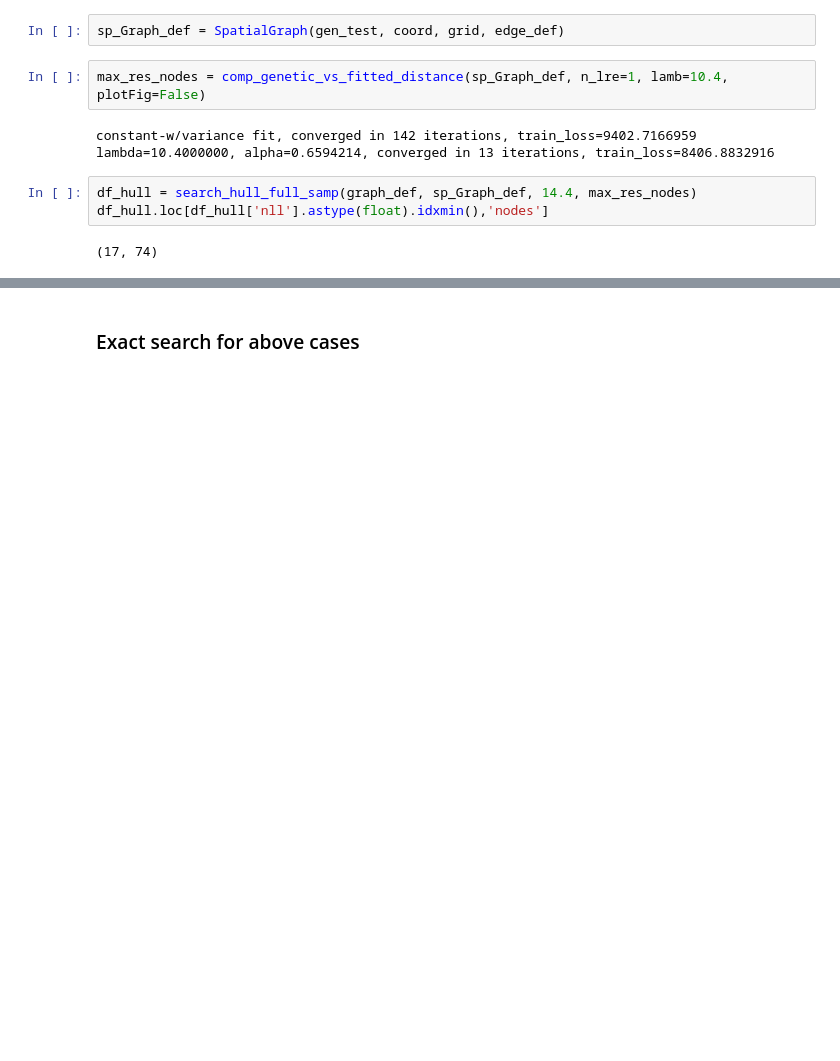
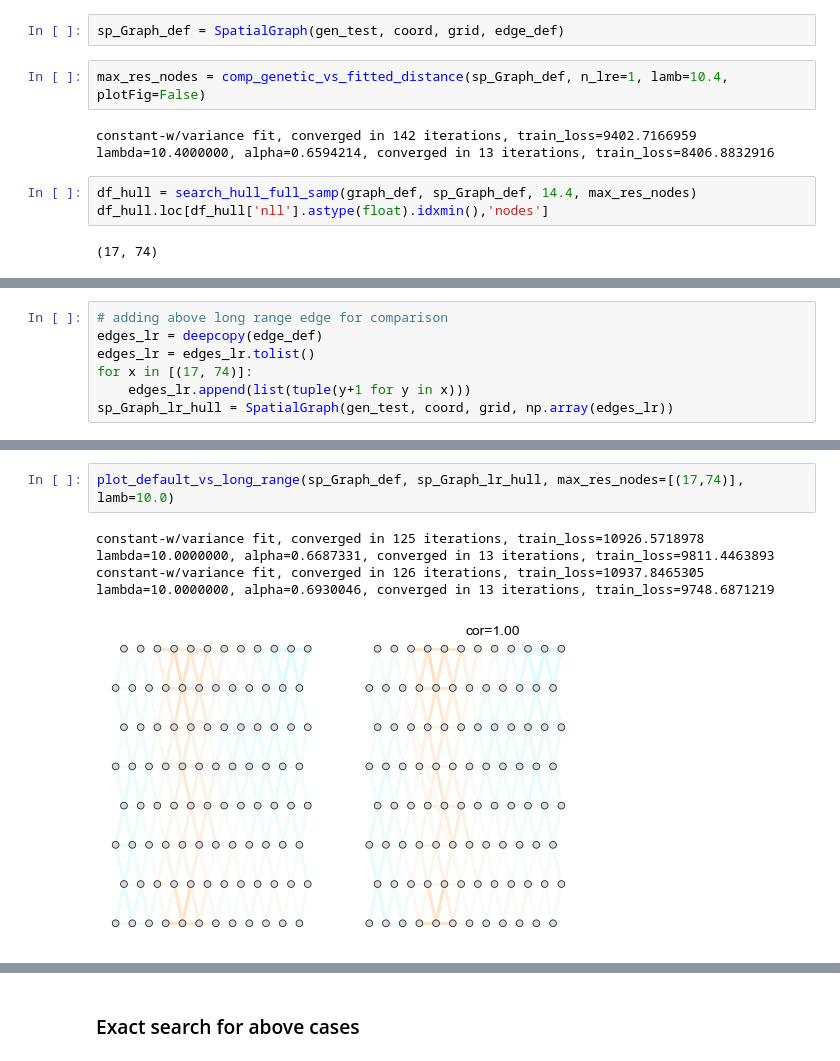
Before and after one commit to NovembreLab/feems, a Jupyter notebook: feems/search-for-lr-edges.ipynb, the cells around one changed output, grey strips where cells are left out. Drawn from its saved outputs; the diff is of its cells as text; blank space fills up the shorter version.

```diff
--- a/feems/search-for-lr-edges.ipynb
+++ b/feems/search-for-lr-edges.ipynb
@@ -476,0 +473,7 @@ EdgeView([(0, 1), (0, 12), (1, 2), (1, 13), (1, 12), (2, 3), (2, 14), (2, 13), (
+# %%
+# adding above long range edge for comparison
+edges_lr = deepcopy(edge_def)
+edges_lr = edges_lr.tolist()
+for x in [(17, 74)]:
+    edges_lr.append(list(tuple(y+1 for y in x)))
+sp_Graph_lr_hull = SpatialGraph(gen_test, coord, grid, np.array(edges_lr))
@@ -476,0 +486,8 @@ EdgeView([(0, 1), (0, 12), (1, 2), (1, 13), (1, 12), (2, 3), (2, 14), (2, 13), (
+# %%
+plot_default_vs_long_range(sp_Graph_def, sp_Graph_lr_hull, max_res_nodes=[(17,74)], lamb=10.0)
+# %% [output]
+constant-w/variance fit, converged in 125 iterations, train_loss=10926.5718978
+lambda=10.0000000, alpha=0.6687331, converged in 13 iterations, train_loss=9811.4463893
+constant-w/variance fit, converged in 126 iterations, train_loss=10937.8465305
+lambda=10.0000000, alpha=0.6930046, converged in 13 iterations, train_loss=9748.6871219
+[figure, added]
```
Also changed, not shown: parts of 12 cells of this notebook, 1 other file.
